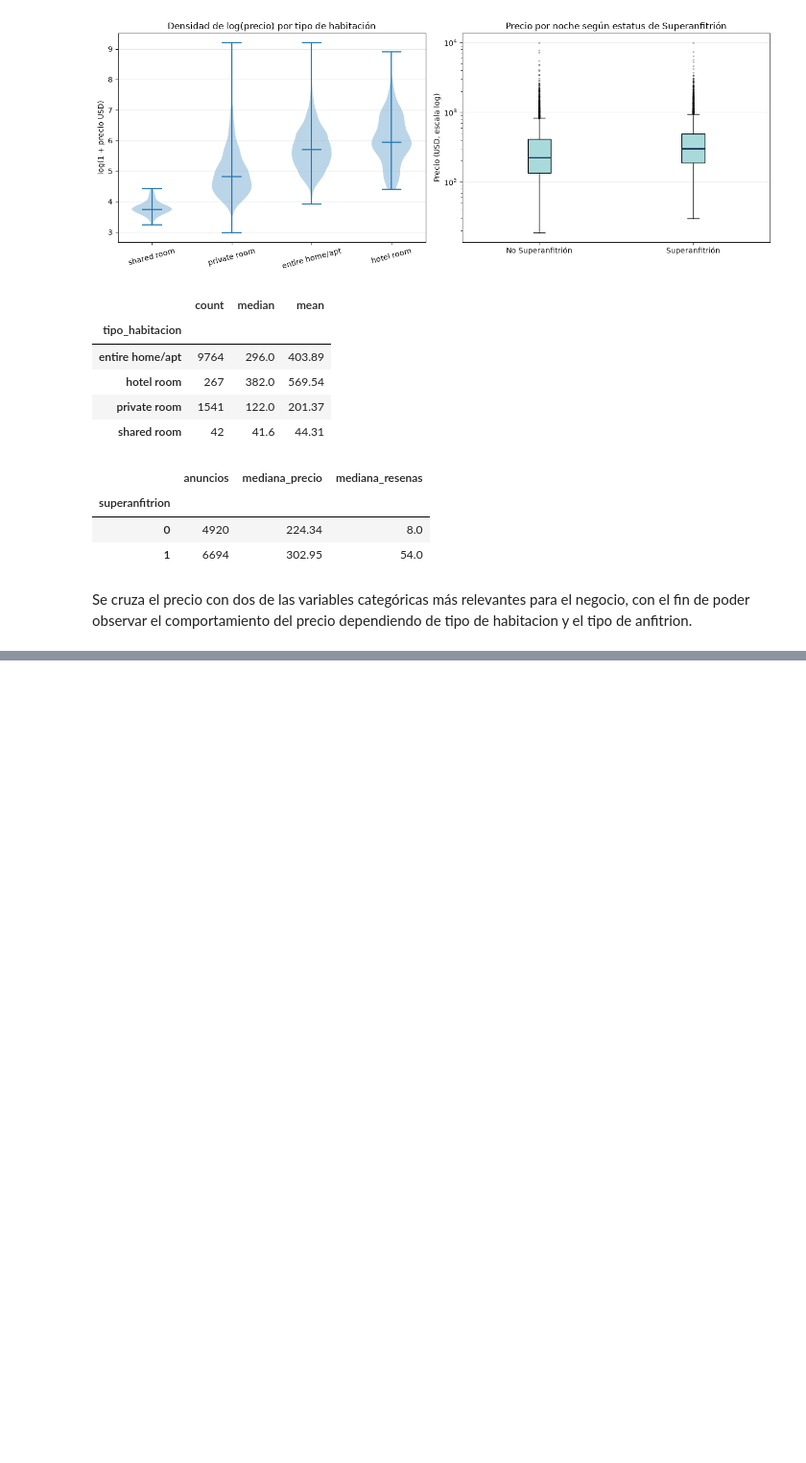
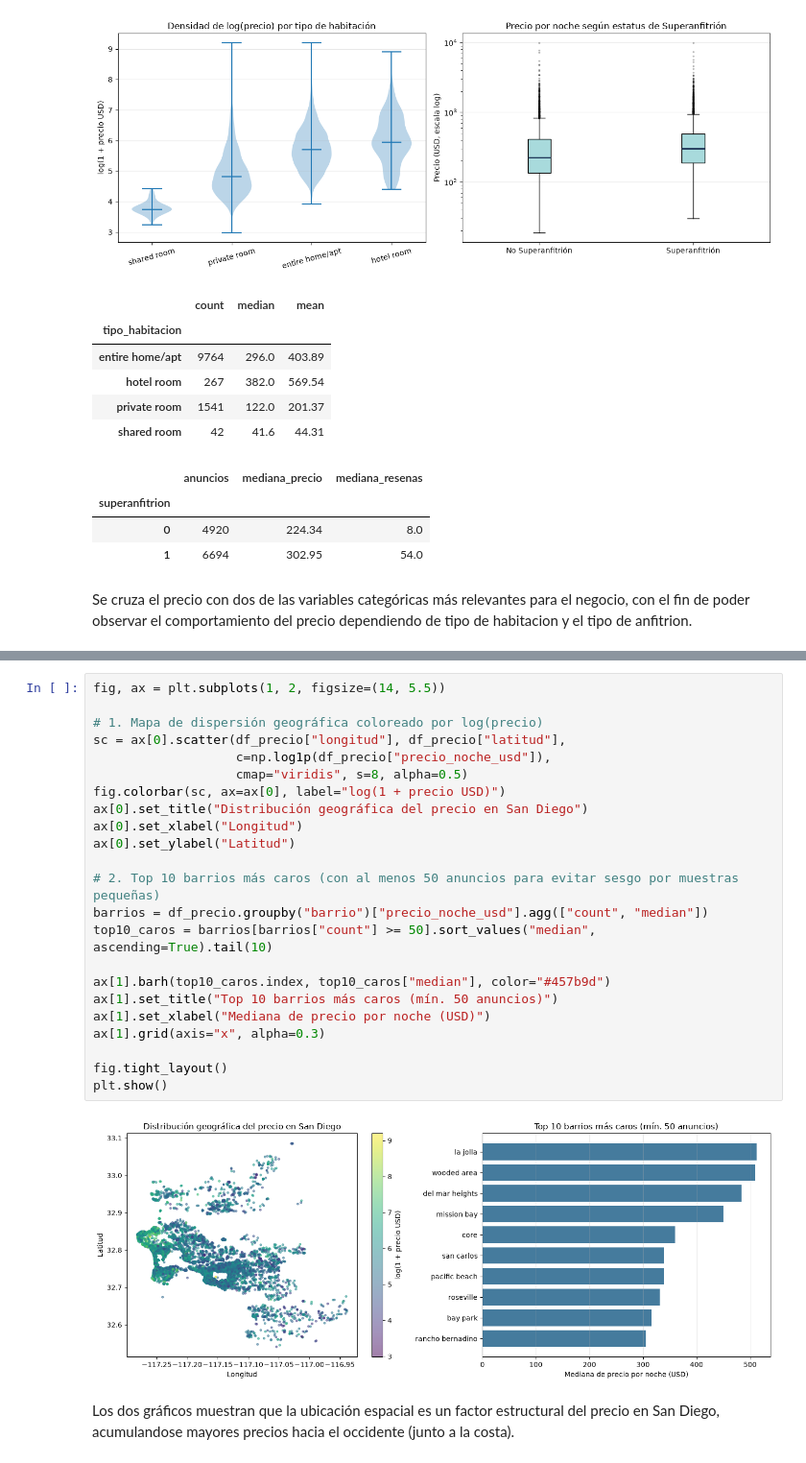
Before and after one commit to Morix9087/Proyecto-2, a Jupyter notebook: Ingenieria de Datos/Analisis exploratorio de datos.ipynb, the cells around one changed output, grey strips where cells are left out. Shown at 96% size. Saved outputs shown, nothing was run; the diff lists cells and outputs as text; blank space fills up the shorter version.

```diff
--- a/Ingenieria de Datos/Analisis exploratorio de datos.ipynb
+++ b/Ingenieria de Datos/Analisis exploratorio de datos.ipynb
@@ -159,0 +163,27 @@ Se cruza el precio con dos de las variables categóricas más relevantes para el
+# %%
+fig, ax = plt.subplots(1, 2, figsize=(14, 5.5))
+
+# 1. Mapa de dispersión geográfica coloreado por log(precio)
+sc = ax[0].scatter(df_precio["longitud"], df_precio["latitud"],
+                   c=np.log1p(df_precio["precio_noche_usd"]),
+                   cmap="viridis", s=8, alpha=0.5)
+fig.colorbar(sc, ax=ax[0], label="log(1 + precio USD)")
+ax[0].set_title("Distribución geográfica del precio en San Diego")
+ax[0].set_xlabel("Longitud")
+ax[0].set_ylabel("Latitud")
+
+# 2. Top 10 barrios más caros (con al menos 50 anuncios para evitar sesgo por muestras pequeñas)
+barrios = df_precio.groupby("barrio")["precio_noche_usd"].agg(["count", "median"])
+top10_caros = barrios[barrios["count"] >= 50].sort_values("median", ascending=True).tail(10)
+
+ax[1].barh(top10_caros.index, top10_caros["median"], color="#457b9d")
+ax[1].set_title("Top 10 barrios más caros (mín. 50 anuncios)")
+ax[1].set_xlabel("Mediana de precio por noche (USD)")
+ax[1].grid(axis="x", alpha=0.3)
+
+fig.tight_layout()
+plt.show()
+# %% [output]
+[figure, added]
+# %% [markdown]
+Los dos gráficos muestran que la ubicación espacial es un factor estructural del precio en San Diego, acumulandose mayores precios hacia el occidente (junto a la costa).
```
Also changed, not shown: parts of 1 cell of this notebook.
